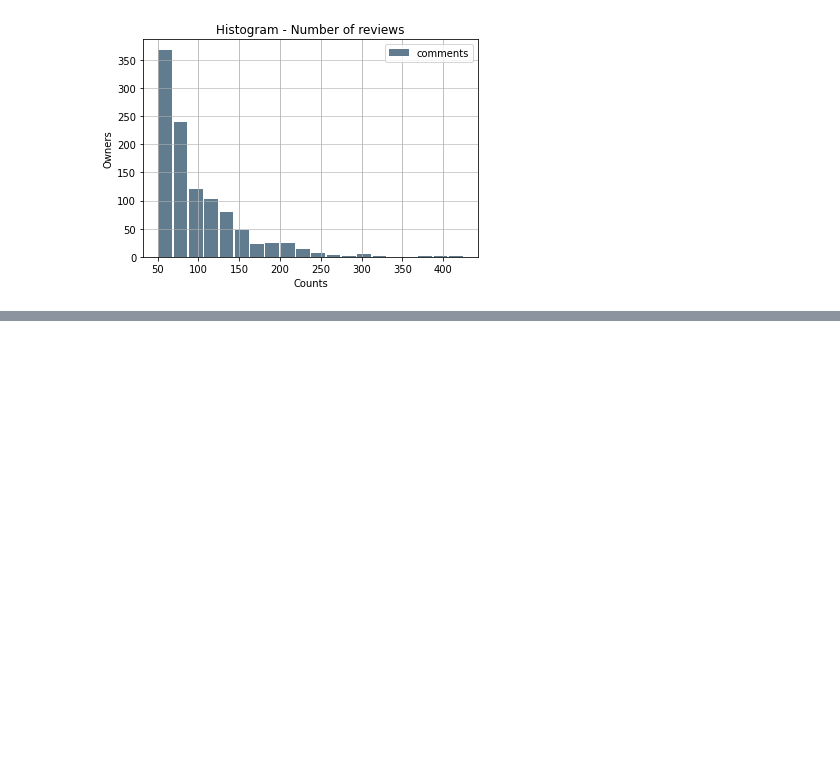
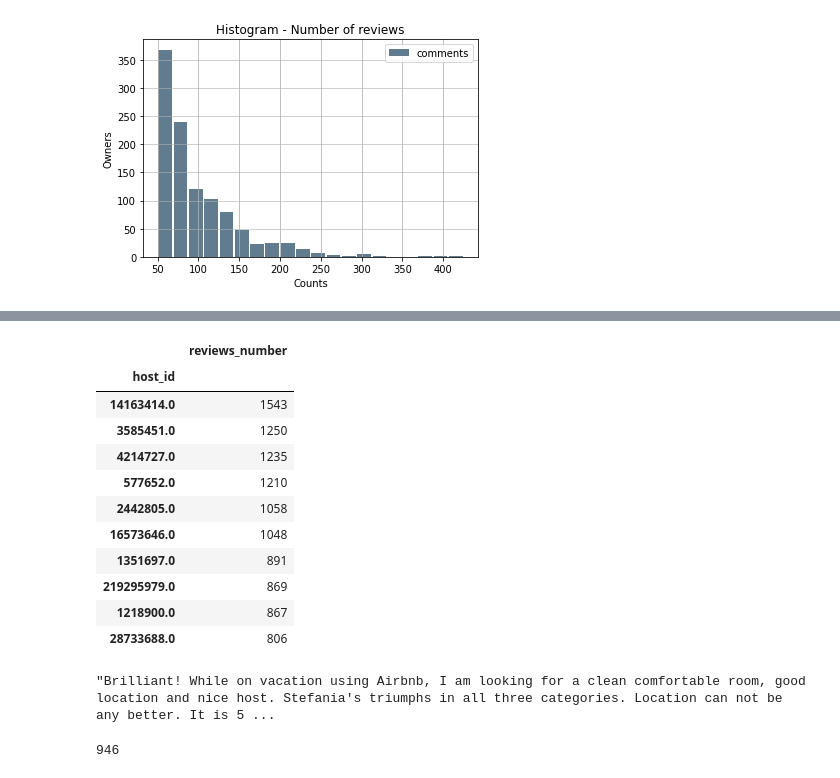
Before and after one commit to dianaionascu15/airbnb-nlp, a Jupyter notebook: airbnb_nlp.ipynb, the cells around one changed output, grey strips where cells are left out. Drawn from its saved outputs; the diff is of its cells as text; code cells hidden in the pictures; blank space fills up the shorter version.

```diff
--- a/airbnb_nlp.ipynb
+++ b/airbnb_nlp.ipynb
@@ -162,0 +158,10 @@ len(sampleReviews)
+# %%
+listings_summary = listings_summary[listings_summary.number_of_reviews >= 10] ##3409
+# %%
+reviews.drop('id', axis = 'columns', inplace=True)
+# %%
+## host_id, price, neighbourhood, room_type
+## Merge the reviews data frame with additional information about properties
+
+reviews = reviews.rename(columns={'listing_id' : 'id'})
+#reviews_full = pd.merge(reviews, listings_summary[['host_id', 'neighbourhood', 'room_type', 'price']], on = 'id', how = 'left')
@@ -162,0 +170,17 @@ len(sampleReviews)
+# %%
+## Top 10 hosts from Malta based on number of reviews
+top_10_hosts = reviews.groupby('host_id').size().sort_values(ascending = False).to_frame(name = 'reviews_number').head(10)
+top_10_hosts
+# %% [output]
+|  | reviews_number |
+| host_id |  |
+| 14163414.0 | 1543 |
+| 3585451.0 | 1250 |
+| 4214727.0 | 1235 |
+| 577652.0 | 1210 |
+| 2442805.0 | 1058 |
+| 16573646.0 | 1048 |
+| 1351697.0 | 891 |
+| 219295979.0 | 869 |
+| 1218900.0 | 867 |
+| 28733688.0 | 806 |
@@ -162,0 +190,8 @@ len(sampleReviews)
+# %%
+reviews.comments.values[5]
+# %% [output]
+"Brilliant! While on vacation using Airbnb, I am looking for a clean comfortable room, good location and nice host. Stefania's triumphs in all three categories. Location can not be any better. It is 5 ...
+# %%
+print(len(reviews.comments.values[5])) ## 946 words
+# %% [output]
+946
```
Also changed, not shown: parts of 44 cells of this notebook.
